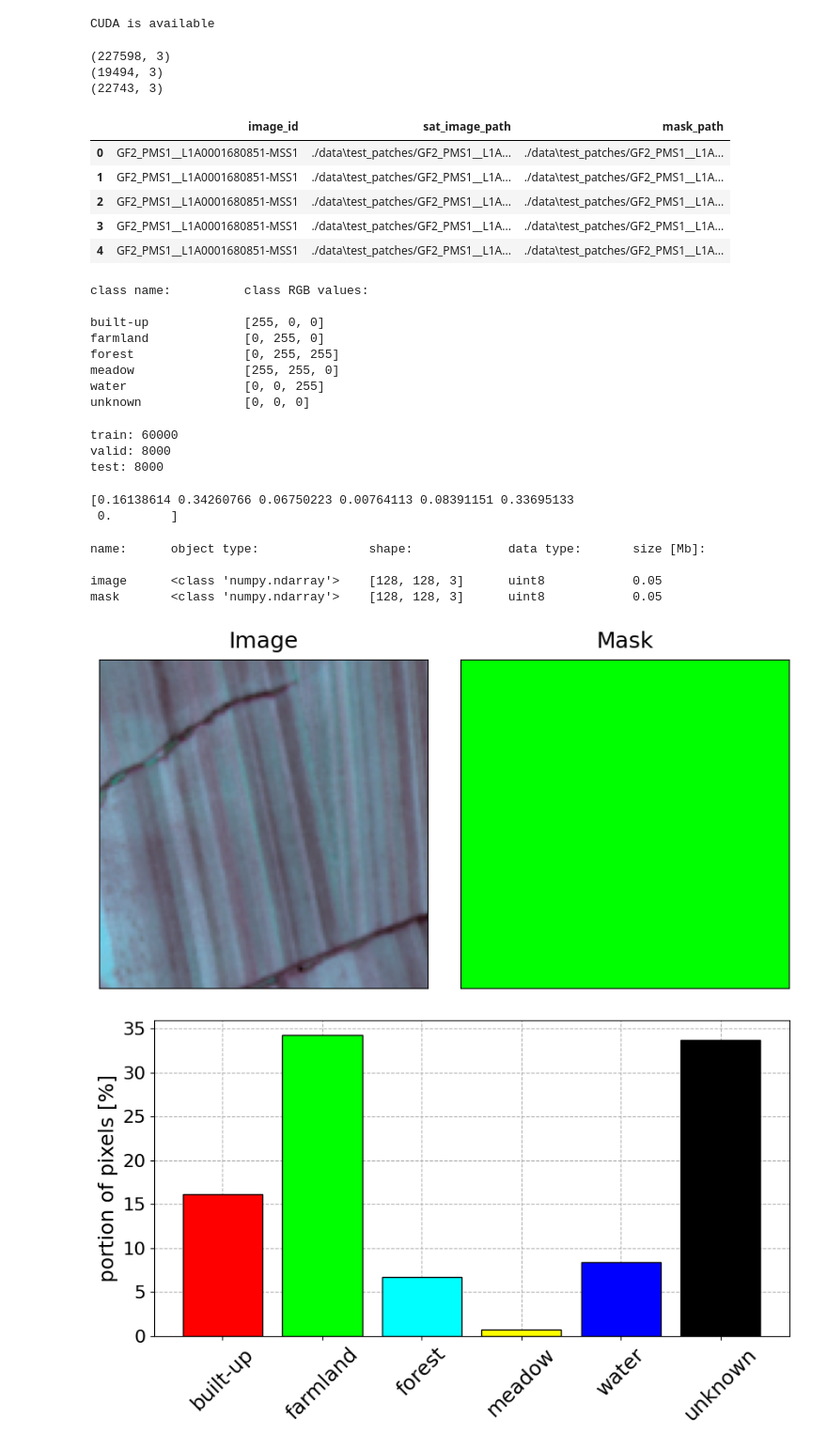
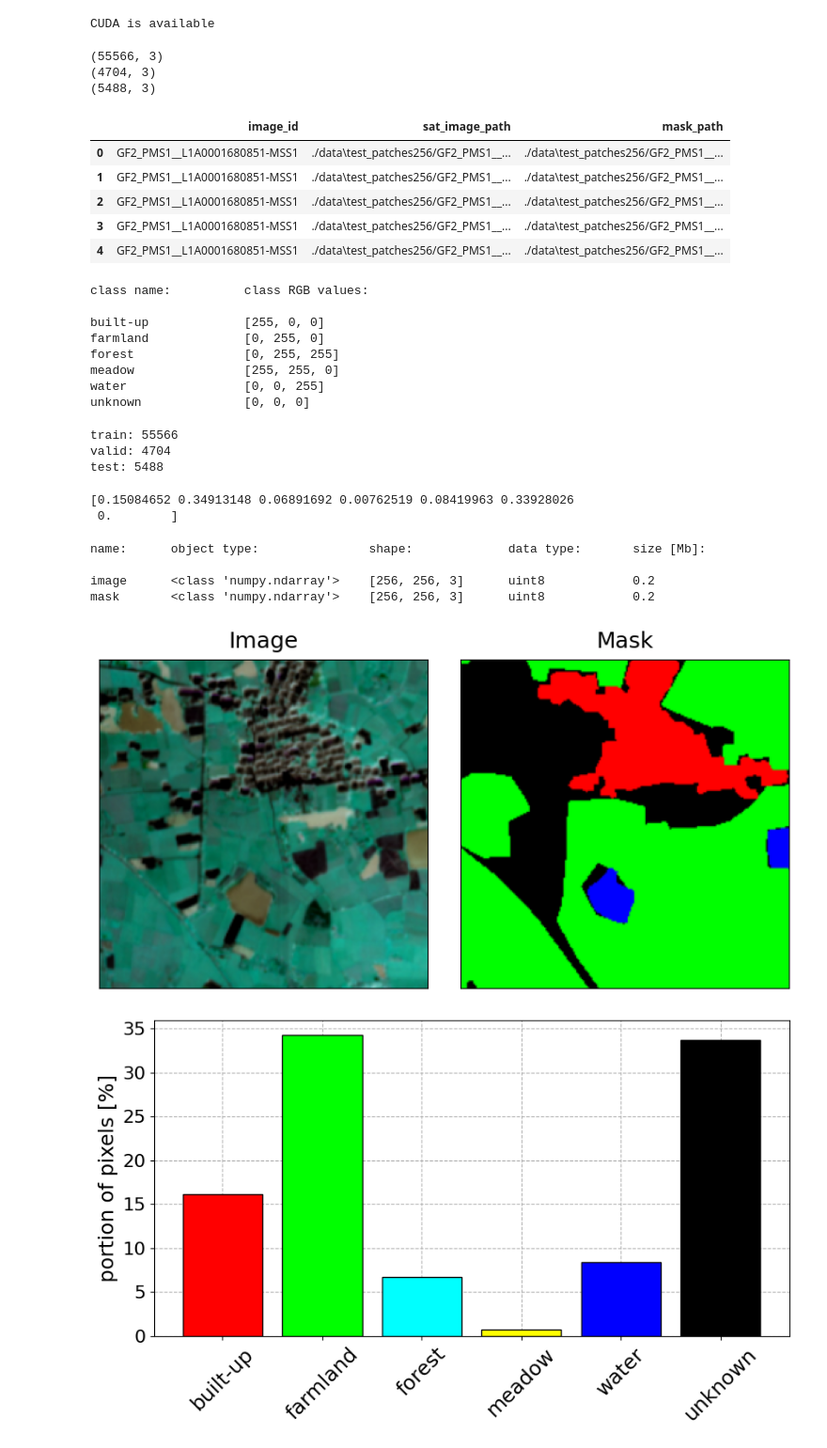
Before and after one commit to swalddy/TA_Unet, a Jupyter notebook: source/diplabvetiga.ipynb, the cells around one changed output. Shown at 94% size. Saved outputs shown, nothing was run; the diff lists cells and outputs as text; code cells hidden in the pictures.

```diff
--- a/source/diplabvetiga.ipynb
+++ b/source/diplabvetiga.ipynb
@@ -53,41 +55,41 @@ CUDA is available
 # %%
 DATA_PATH = "./data"
 ## Read files
-train_metadata_df = pd.read_csv(os.path.join(DATA_PATH, "train_metadata_patches.csv"))
+train_metadata_df = pd.read_csv(os.path.join(DATA_PATH, "train_metadata_patches256.csv"))
 print(train_metadata_df.shape)
 
 train_metadata_df.head()
-valid_metadata_df = pd.read_csv(os.path.join(DATA_PATH, "valid_metadata_patches.csv"))
+valid_metadata_df = pd.read_csv(os.path.join(DATA_PATH, "valid_metadata_patches256.csv"))
 print(valid_metadata_df.shape)
 
 valid_metadata_df.head()
-test_metadata_df = pd.read_csv(os.path.join(DATA_PATH, "test_metadata_patches.csv"))
+test_metadata_df = pd.read_csv(os.path.join(DATA_PATH, "test_metadata_patches256.csv"))
 print(test_metadata_df.shape)
 
 test_metadata_df.head()
 ## Change paths
 train_metadata_df["sat_image_path"] = train_metadata_df["sat_image_path"].apply(lambda img_pth: os.path.join(DATA_PATH, img_pth))
 train_metadata_df["mask_path"] = train_metadata_df["mask_path"].apply(lambda mask_pth: os.path.join(DATA_PATH, mask_pth))
 
 train_metadata_df.head()
 valid_metadata_df["sat_image_path"] = valid_metadata_df["sat_image_path"].apply(lambda img_pth: os.path.join(DATA_PATH, img_pth))
 valid_metadata_df["mask_path"] = valid_metadata_df["mask_path"].apply(lambda mask_pth: os.path.join(DATA_PATH, mask_pth))
 
 valid_metadata_df.head()
 test_metadata_df["sat_image_path"] = test_metadata_df["sat_image_path"].apply(lambda img_pth: os.path.join(DATA_PATH, img_pth))
 test_metadata_df["mask_path"] = test_metadata_df["mask_path"].apply(lambda mask_pth: os.path.join(DATA_PATH, mask_pth))
 
 test_metadata_df.head()
 # %% [output]
-(227598, 3)
-(19494, 3)
-(22743, 3)
+(55566, 3)
+(4704, 3)
+(5488, 3)
 |  | image_id | sat_image_path | mask_path |
-| 0 | GF2_PMS1__L1A0001680851-MSS1 | ./data\test_patches/GF2_PMS1__L1A... | ./data\test_patches/GF2_PMS1__L1A... |
-| 1 | GF2_PMS1__L1A0001680851-MSS1 | ./data\test_patches/GF2_PMS1__L1A... | ./data\test_patches/GF2_PMS1__L1A... |
-| 2 | GF2_PMS1__L1A0001680851-MSS1 | ./data\test_patches/GF2_PMS1__L1A... | ./data\test_patches/GF2_PMS1__L1A... |
-| 3 | GF2_PMS1__L1A0001680851-MSS1 | ./data\test_patches/GF2_PMS1__L1A... | ./data\test_patches/GF2_PMS1__L1A... |
-| 4 | GF2_PMS1__L1A0001680851-MSS1 | ./data\test_patches/GF2_PMS1__L1A... | ./data\test_patches/GF2_PMS1__L1A... |
+| 0 | GF2_PMS1__L1A0001680851-MSS1 | ./data\test_patches256/GF2_PMS1__... | ./data\test_patches256/GF2_PMS1__... |
+| 1 | GF2_PMS1__L1A0001680851-MSS1 | ./data\test_patches256/GF2_PMS1__... | ./data\test_patches256/GF2_PMS1__... |
+| 2 | GF2_PMS1__L1A0001680851-MSS1 | ./data\test_patches256/GF2_PMS1__... | ./data\test_patches256/GF2_PMS1__... |
+| 3 | GF2_PMS1__L1A0001680851-MSS1 | ./data\test_patches256/GF2_PMS1__... | ./data\test_patches256/GF2_PMS1__... |
+| 4 | GF2_PMS1__L1A0001680851-MSS1 | ./data\test_patches256/GF2_PMS1__... | ./data\test_patches256/GF2_PMS1__... |
 # %%
 # Get class names and RGB values
 class_dict = pd.read_csv(os.path.join(DATA_PATH, "class_dict.csv"))
@@ -153,9 +186,9 @@ test_metadata_df_shuffled = test_metadata_df.sample(frac=1, random_state=0).rese
 test_df = test_metadata_df_shuffled.iloc[:8000]
 print("test:", len(test_df))
 # %% [output]
-train: 60000
-valid: 8000
-test: 8000
+train: 55566
+valid: 4704
+test: 5488
 # %%
 # Define functions for different encodings (one-hot <> rgb <> dense)
 def rgb_to_one_hot_encoding(mask_rgb, class_rgb_values):
@@ -225,7 +258,7 @@ assert np.isclose(distr.sum(), 1), "Sum of distribution is not equal to 1"
 
 print(distr)
 # %% [output]
-[0.16138614 0.34260766 0.06750223 0.00764113 0.08391151 0.33695133
+[0.15084652 0.34913148 0.06891692 0.00762519 0.08419963 0.33928026
  0.        ]
 # %%
 # Get size of an image and a mask
@@ -258,8 +291,8 @@ get_size(image, mask)
 # %% [output]
 name:      object type:               shape:             data type:       size [Mb]:
 
-image      <class 'numpy.ndarray'>    [128, 128, 3]      uint8            0.05
-mask       <class 'numpy.ndarray'>    [128, 128, 3]      uint8            0.05
+image      <class 'numpy.ndarray'>    [256, 256, 3]      uint8            0.2
+mask       <class 'numpy.ndarray'>    [256, 256, 3]      uint8            0.2
 # %%
 # Visualize images and masks
 # get image and mask paths of an image
@@ -289,7 +322,7 @@ plt.title("Mask", fontsize=18, pad=10)
 
 plt.show()
 # %% [output]
-[figure, old version]
+[figure, new version]
 # %%
 distr = np.array([0.16138614, 0.34260766, 0.06750223, 0.00764113, 0.08391151, 0.33695133])
 assert (abs(distr.sum() - 1) < 0.001)
```
Also changed, not shown: parts of 23 cells of this notebook, 31 other files.
